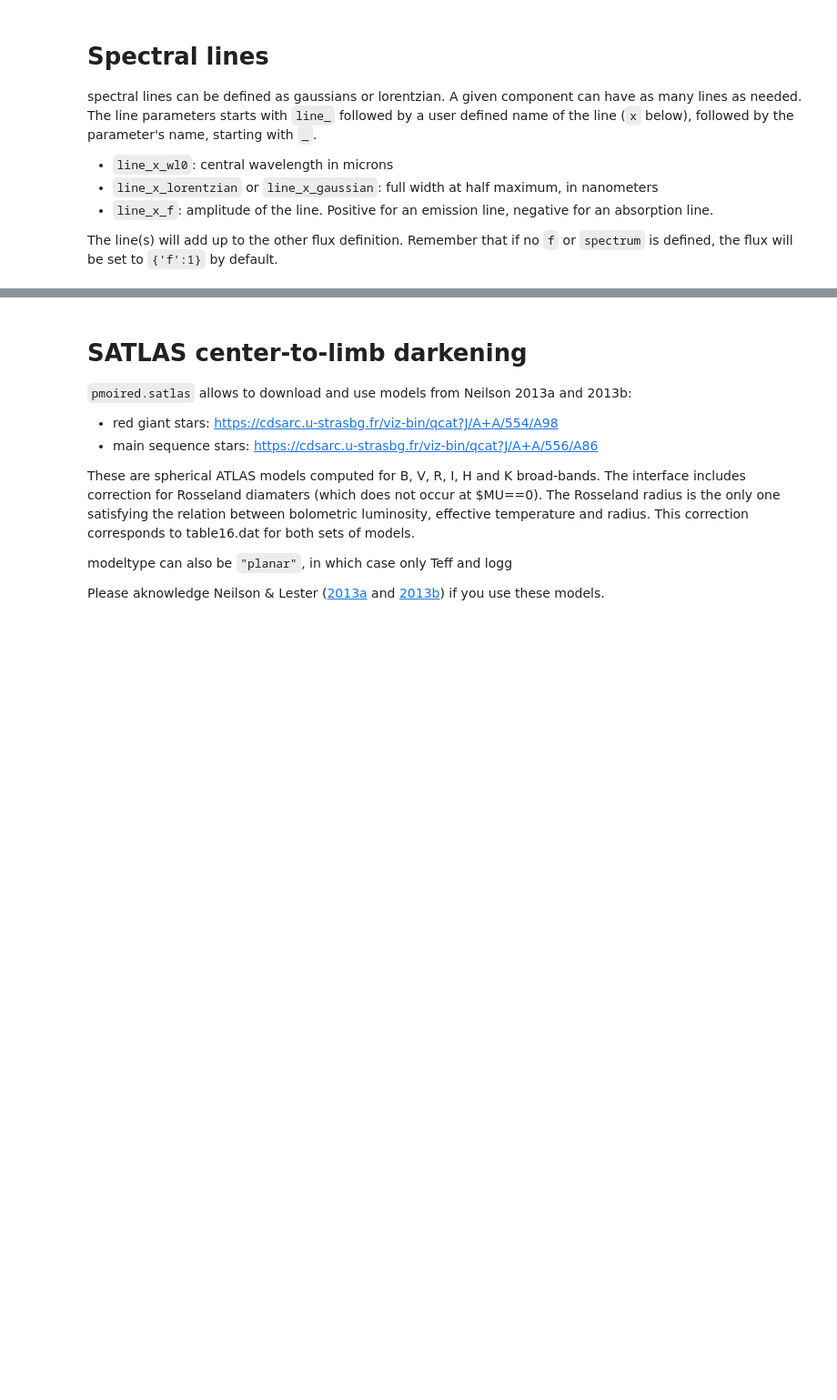
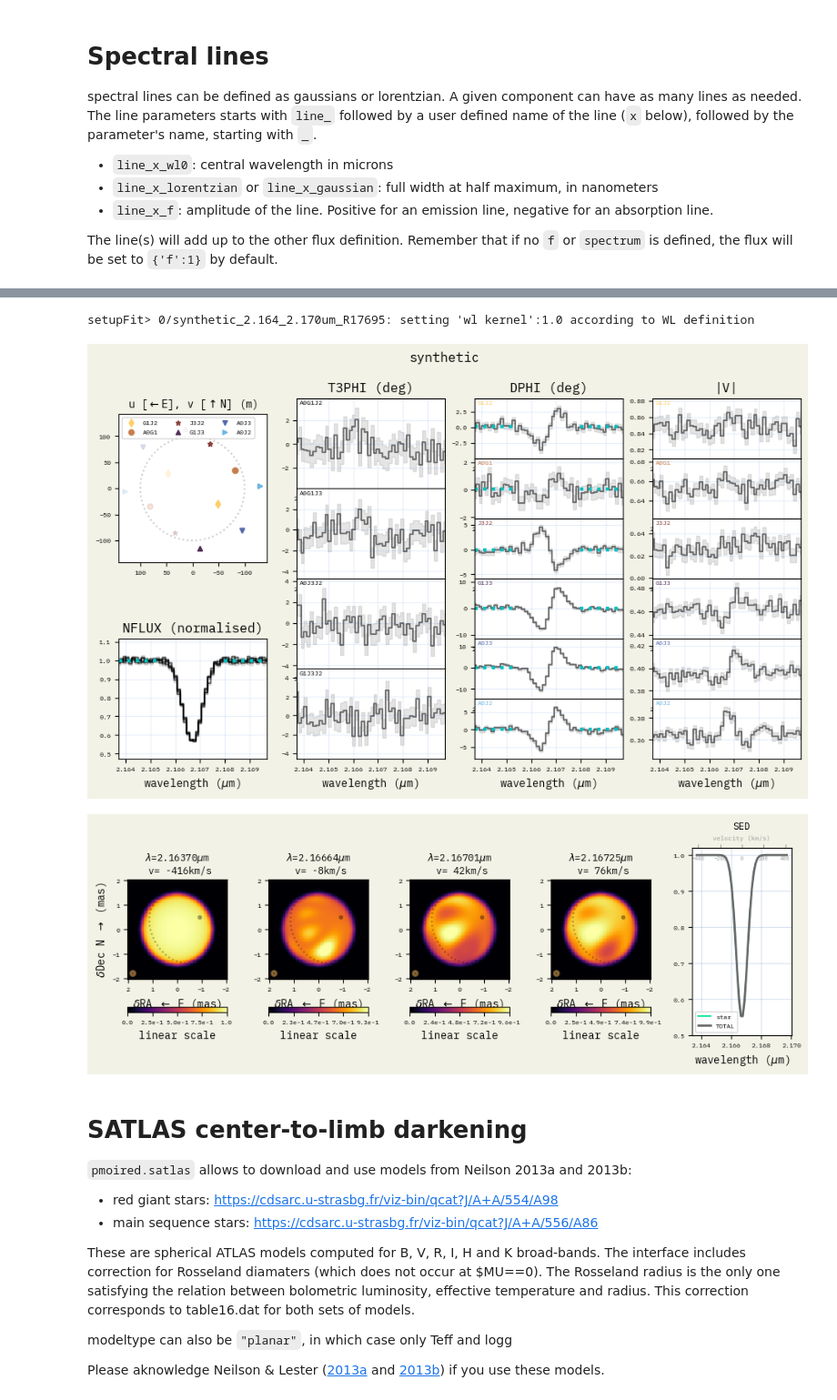
Before and after one commit to amerand/PMOIRED, a Jupyter notebook: pmoired/Model definitions and examples.ipynb, the cells around one changed output, grey strips where cells are left out. Shown at 91% size. Saved outputs shown, nothing was run; the diff lists cells and outputs as text; code cells hidden in the pictures; blank space fills up the shorter version.

```diff
--- a/pmoired/Model definitions and examples.ipynb
+++ b/pmoired/Model definitions and examples.ipynb
@@ -325,3 +467,51 @@ oif.showModel(model, WL=WLk, imFov=8, showSED=True, imMax='99')
+# %%
+# Altair
+model = {'star,Rpole':1.6,
+     #'star,diameq':  3.65,
+     'star,mass': 4.5,
+     'star,incl': 45,
+     'star,projang': -61.7,
+     'star,omega':0.1,
+     'star,Tpole':5500,
+     'star,dist': 5.14,
+     'star,pline_1_wl0': 2.1667,
+     'star,pline_1_gaussian': 0.8,
+     'star,pline_1_f': -0.5,
+     'star,beta':0.25,
+     'spatial kernel':0.2,
+     'star,vpuls':-100,
+     'star,vamp 5 4':-50,
+     'star,vlon0 5 4':45,
+    }
+
+oif = pmoired.OI()
+oif.fig = 400
+WLk = np.linspace(2.1667-0.003, 2.1667+0.003, 50)
+lst = [0]
+
+oif.data = [pmoired.oifake.makeFakeVLTI(['A0','G1','J3','J2'], target=(0, 5), lst=lst, wl=WLk, model=model, setup={'wl kernel':2}),
+           ]
+
+# -- set manually the polynomial order for the continuum fit for diff. phase to 1 (default=2)
+oif.setupFit({'obs':['NFLUX', 'T3PHI', 'DPHI', '|V|'],
+             'DPHI order':1
+             })
+oif.show()
+oif.showModel(model, WL=WLk, imFov=4, showSED=True, imMax='99', imWl0=[2.1630, 2.1667, 2.1670, 2.1673], vWl0=2.1667, imLegend=False)
+oif._modelAxes['SED'][0].set_ylim(0.5,1.02)
+oif._modelFig.set_figheight(3.5); plt.tight_layout()
+
+# -- equator and pole
+star = pmoired.oimodels.rotastar.star
+we = (star['nz']>=0)*(np.abs(star['colat']-np.pi/2)<1e-6) # visible equator
+wp = (star['nz']>=0)*(star['colat']==min(star['colat'])) # visible pole
+for i in range(len(oif._modelAxes['images'])):
+    oif._modelAxes['images'][i].plot(star['x_mas'][we], star['y_mas'][we], ':k', alpha=0.3)
+    oif._modelAxes['images'][i].plot(star['x_mas'][wp], star['y_mas'][wp], '.k', alpha=0.3)
+# %% [output]
+setupFit> 0/synthetic_2.164_2.170um_R17695: setting 'wl kernel':1.0 according to WL definition
+[figure, added]
+[figure, added]
 # %% [markdown]
 # SATLAS center-to-limb darkening <a id="satlas"></a>
 
```
Also changed, not shown: parts of 19 cells of this notebook.
